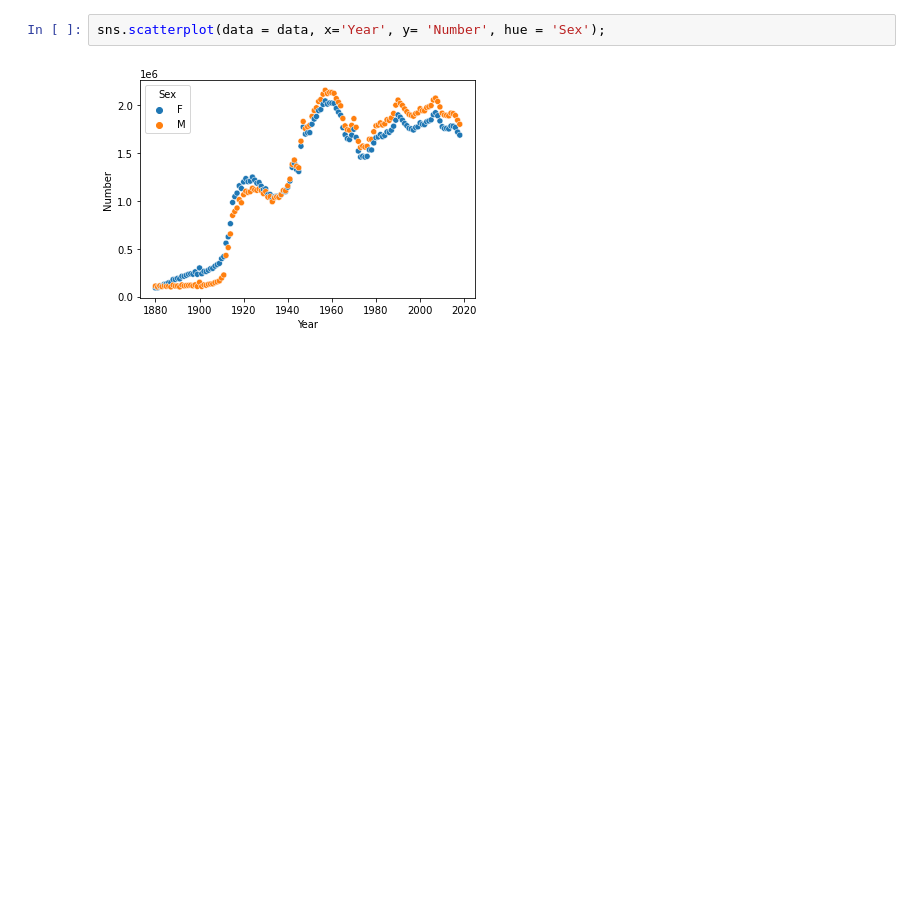
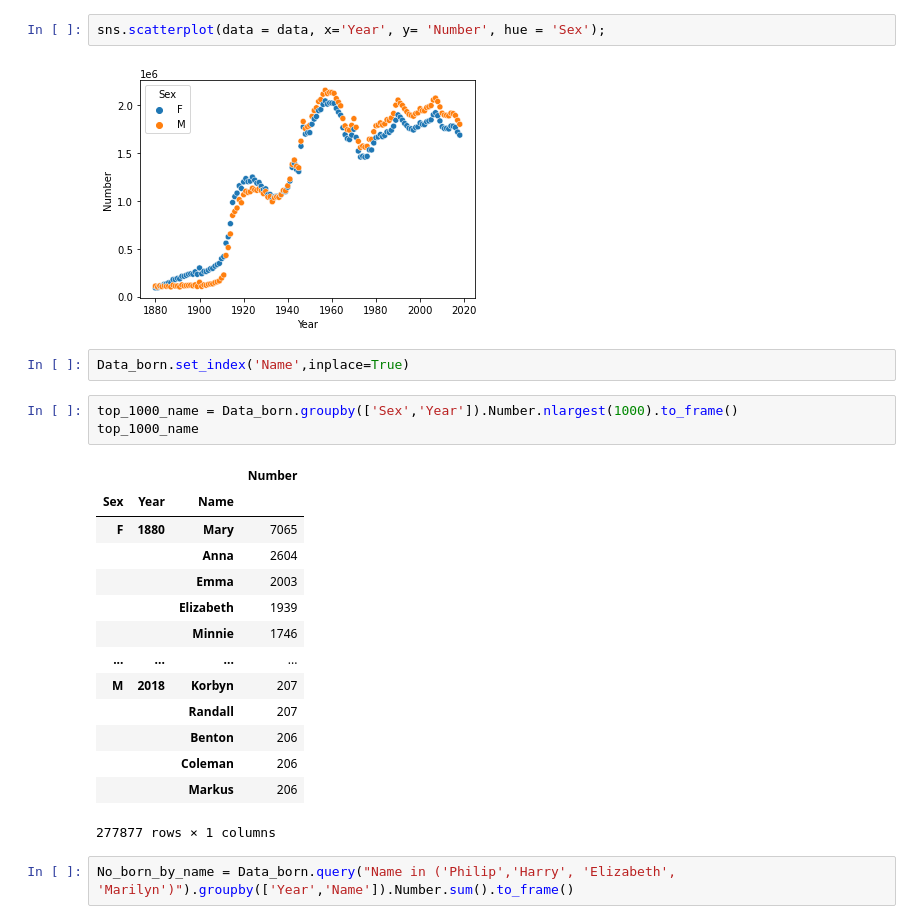
Before and after one commit to datacuriosity/MCI_Python_19S_Level_1, a Jupyter notebook: Assignments/Session_10/Hoang_Assignment_10.ipynb, the cells around one changed output. Cells and saved outputs as stored; diff of their text form; blank space fills up the shorter version.

```diff
--- a/Assignments/Session_10/Hoang_Assignment_10.ipynb
+++ b/Assignments/Session_10/Hoang_Assignment_10.ipynb
@@ -68,3 +67,25 @@ data
 sns.scatterplot(data = data, x='Year', y= 'Number', hue = 'Sex');
 # %% [output]
 [figure]
+# %%
+Data_born.set_index('Name',inplace=True)
+# %%
+top_1000_name = Data_born.groupby(['Sex','Year']).Number.nlargest(1000).to_frame()
+top_1000_name
+# %% [output]
+|  |  |  | Number |
+| Sex | Year | Name |  |
+| F | 1880 | Mary | 7065 |
+|  |  | Anna | 2604 |
+|  |  | Emma | 2003 |
+|  |  | Elizabeth | 1939 |
+|  |  | Minnie | 1746 |
+| ... | ... | ... | ... |
+| M | 2018 | Korbyn | 207 |
+|  |  | Randall | 207 |
+|  |  | Benton | 206 |
+|  |  | Coleman | 206 |
+|  |  | Markus | 206 |
+277877 rows × 1 columns
+# %%
+No_born_by_name = Data_born.query("Name in ('Philip','Harry', 'Elizabeth', 'Marilyn')").groupby(['Year','Name']).Number.sum().to_frame()
```
Also changed, not shown: parts of 4 cells of this notebook.
